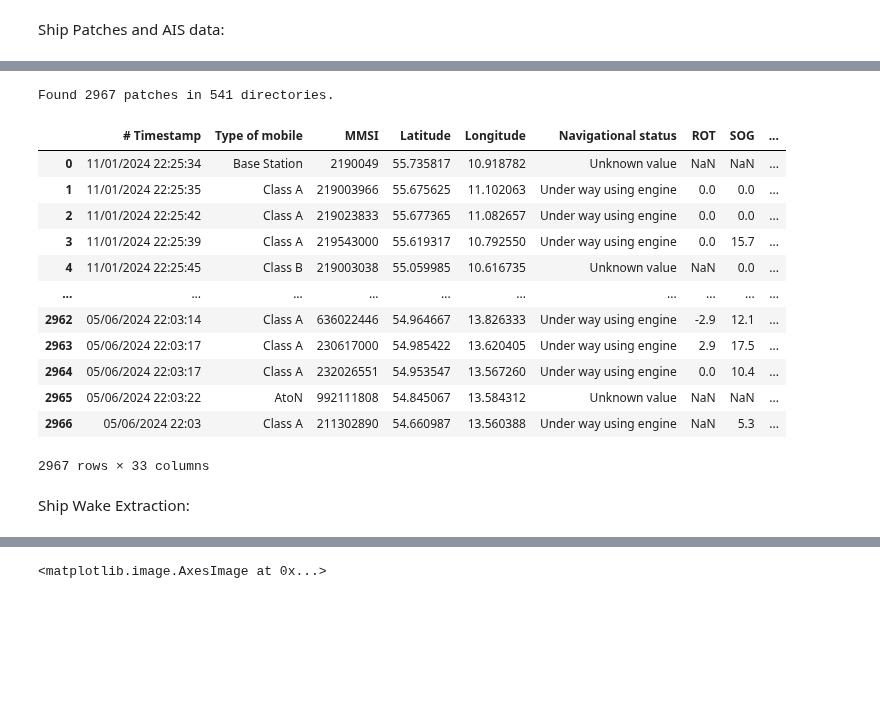
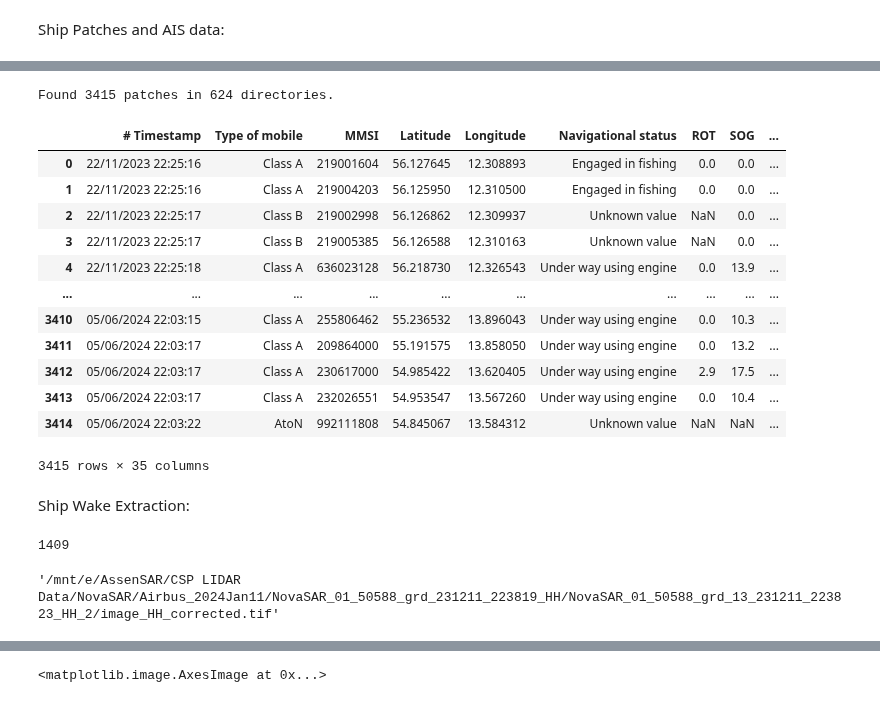
Before and after one commit to Benyaminhosseiny/NASTaR, a Jupyter notebook: WakeExtraction.ipynb, the cells around one changed output, grey strips where cells are left out. Saved outputs shown, nothing was run; the diff lists cells and outputs as text; code cells hidden in the pictures; blank space fills up the shorter version.

Commit message:
Modifications on Wake Extraction

```diff
--- a/WakeExtraction.ipynb
+++ b/WakeExtraction.ipynb
@@ -62,12 +62,15 @@ for p_dirsii in patch_dirs:
 
 
         AIS_dfii = pd.read_csv(AIS_dirii)
-        wake_idxii= np.where(AIS_dfii['SOG'].to_numpy() > 1)[0] # Only consider ships with SOG > 1 knot (to avoid stationary objects)
-        AIS_dfii['Wake Potential'] = ""
-        AIS_dfii.loc[wake_idxii, 'Wake Potential'] = 1
-        # AIS_dfii['Wake Quality'] = ""
+        if ('Wake Potential' in AIS_dfii.columns) == False:
+            wake_idxii= np.where(AIS_dfii['SOG'].to_numpy() > 1)[0] # Only consider ships with SOG > 1 knot (to avoid stationary objects)
+            AIS_dfii['Wake Potential'] = ""
+            AIS_dfii.loc[wake_idxii, 'Wake Potential'] = 1
+            AIS_dfii.to_csv(AIS_dirii, index=False)
 
-        AIS_dfii.to_csv(AIS_dirii, index=False)
+        if ('Wake Quality' in AIS_dfii.columns) == False:
+            AIS_dfii['Wake Quality'] = ""
+            AIS_dfii.to_csv(AIS_dirii, index=False)
 # %%
 # tif files directories and AIS dataframe:
 
@@ -98,23 +101,25 @@ AIS_df  = pd.concat(AIS_df, ignore_index=True)
 tif_dir = [item for sublist in tif_dir for item in sublist]
 print(f"Found {len(tif_dir)} patches in {len(patch_dirs)} directories.")
 # %% [output]
-Found 2967 patches in 541 directories.
+Found 3415 patches in 624 directories.
-# %%
-AIS_df
-# %% [output]
-|  | # Timestamp | Type of mobile | MMSI | Latitude | Longitude | Navigational status | ROT | SOG | ... |
-| 0 | 11/01/2024 22:25:34 | Base Station | 2190049 | 55.735817 | 10.918782 | Unknown value | NaN | NaN | ... |
-| 1 | 11/01/2024 22:25:35 | Class A | 219003966 | 55.675625 | 11.102063 | Under way using engine | 0.0 | 0.0 | ... |
-| 2 | 11/01/2024 22:25:42 | Class A | 219023833 | 55.677365 | 11.082657 | Under way using engine | 0.0 | 0.0 | ... |
-| 3 | 11/01/2024 22:25:39 | Class A | 219543000 | 55.619317 | 10.792550 | Under way using engine | 0.0 | 15.7 | ... |
-| 4 | 11/01/2024 22:25:45 | Class B | 219003038 | 55.059985 | 10.616735 | Unknown value | NaN | 0.0 | ... |
-| ... | ... | ... | ... | ... | ... | ... | ... | ... | ... |
-| 2962 | 05/06/2024 22:03:14 | Class A | 636022446 | 54.964667 | 13.826333 | Under way using engine | -2.9 | 12.1 | ... |
-| 2963 | 05/06/2024 22:03:17 | Class A | 230617000 | 54.985422 | 13.620405 | Under way using engine | 2.9 | 17.5 | ... |
-| 2964 | 05/06/2024 22:03:17 | Class A | 232026551 | 54.953547 | 13.567260 | Under way using engine | 0.0 | 10.4 | ... |
-| 2965 | 05/06/2024 22:03:22 | AtoN | 992111808 | 54.845067 | 13.584312 | Unknown value | NaN | NaN | ... |
-| 2966 | 05/06/2024 22:03 | Class A | 211302890 | 54.660987 | 13.560388 | Under way using engine | NaN | 5.3 | ... |
-2967 rows × 33 columns
+# %%
+AIS_df['timeframe_dt'] = pd.to_datetime(AIS_df['# Timestamp'], format='mixed',dayfirst=True)
+AIS_df = AIS_df.sort_values(by='timeframe_dt', ascending=True).reset_index(drop=True)
+AIS_df
+# %% [output]
+|  | # Timestamp | Type of mobile | MMSI | Latitude | Longitude | Navigational status | ROT | SOG | ... |
+| 0 | 22/11/2023 22:25:16 | Class A | 219001604 | 56.127645 | 12.308893 | Engaged in fishing | 0.0 | 0.0 | ... |
+| 1 | 22/11/2023 22:25:16 | Class A | 219004203 | 56.125950 | 12.310500 | Engaged in fishing | 0.0 | 0.0 | ... |
+| 2 | 22/11/2023 22:25:17 | Class B | 219002998 | 56.126862 | 12.309937 | Unknown value | NaN | 0.0 | ... |
+| 3 | 22/11/2023 22:25:17 | Class B | 219005385 | 56.126588 | 12.310163 | Unknown value | NaN | 0.0 | ... |
+| 4 | 22/11/2023 22:25:18 | Class A | 636023128 | 56.218730 | 12.326543 | Under way using engine | 0.0 | 13.9 | ... |
+| ... | ... | ... | ... | ... | ... | ... | ... | ... | ... |
+| 3410 | 05/06/2024 22:03:15 | Class A | 255806462 | 55.236532 | 13.896043 | Under way using engine | 0.0 | 10.3 | ... |
+| 3411 | 05/06/2024 22:03:17 | Class A | 209864000 | 55.191575 | 13.858050 | Under way using engine | 0.0 | 13.2 | ... |
+| 3412 | 05/06/2024 22:03:17 | Class A | 230617000 | 54.985422 | 13.620405 | Under way using engine | 2.9 | 17.5 | ... |
+| 3413 | 05/06/2024 22:03:17 | Class A | 232026551 | 54.953547 | 13.567260 | Under way using engine | 0.0 | 10.4 | ... |
+| 3414 | 05/06/2024 22:03:22 | AtoN | 992111808 | 54.845067 | 13.584312 | Unknown value | NaN | NaN | ... |
+3415 rows × 35 columns
 # %%
 # Functions:
 from functions import *
@@ -246,6 +251,7 @@ def wake_patch(ref_im, ref_im_io, row_span, col_span, export_path_head, export_n
 # %% [markdown]
 Ship Wake Extraction:
 # %%
+ship_name     = AIS_df['Ship type'].tolist()
 scene_path    = AIS_df['Scene path'].tolist()
 metadata_path = AIS_df['Metadata path'].tolist()
 ship_SOG      = AIS_df['SOG'].to_numpy()
@@ -256,6 +262,12 @@ ship_lat      = AIS_df['Latitude'].to_numpy()
 ship_lon      = AIS_df['Longitude'].to_numpy()
 patch_name    = AIS_df['Patch_name'].tolist()
 len(wake_idx)
+# %% [output]
+1409
+# %%
+scene_path[wake_idx[160]]
+# %% [output]
+'/mnt/e/AssenSAR/CSP LIDAR Data/NovaSAR/Airbus_2024Jan11/NovaSAR_01_50588_grd_231211_223819_HH/NovaSAR_01_50588_grd_13_231211_223823_HH_2/image_HH_corrected.tif'
 # %%
 h, w = 512, 512  # Patch half-height and half-width
 
```
Also changed, not shown: parts of 4 cells of this notebook, 1 other file.
